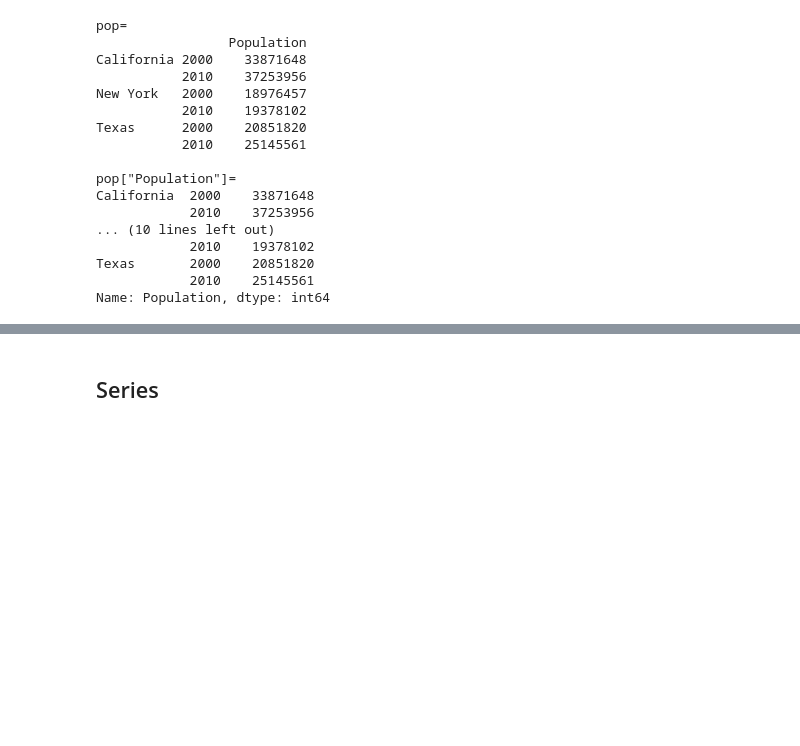
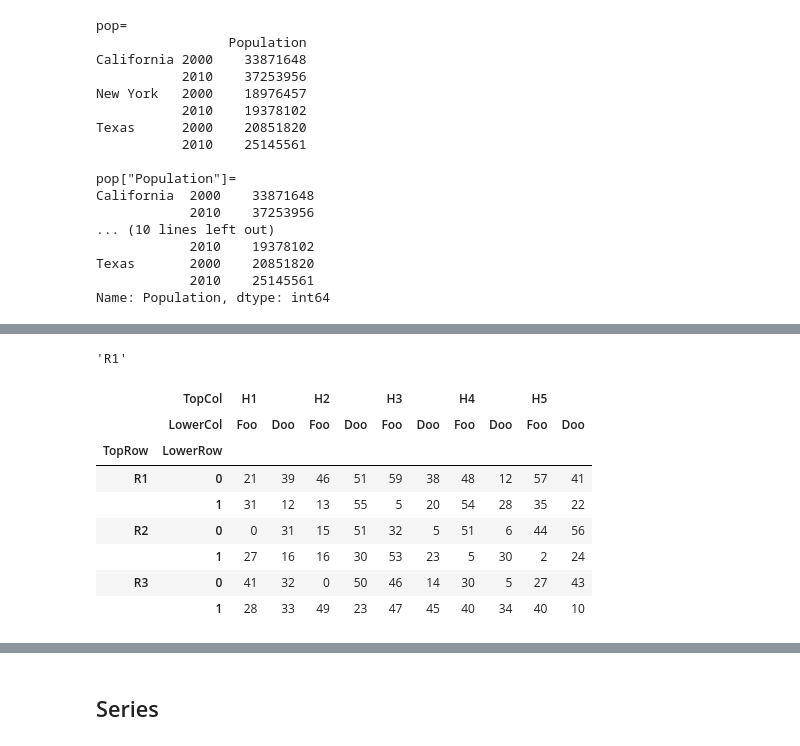
Before and after one commit to pvaddina/python-reference, a Jupyter notebook: pandas.ipynb, the cells around one changed output, grey strips where cells are left out. Saved outputs shown, nothing was run; the diff lists cells and outputs as text; code cells hidden in the pictures; blank space fills up the shorter version.

```diff
--- a/pandas.ipynb
+++ b/pandas.ipynb
@@ -260,0 +332,4 @@ df
+# %%
+b = a.reset_index() # Remove the multi-indices and convert them to columns
+print(a); print(b) # Notice that after the reset, the 'TopRow' and 'LowerRow' which were reset
+                   # due to the command have no 'LowerCol' (obviously), as they were not defined.
@@ -260,0 +354,19 @@ df
+# %%
+# b['TopRow']['Foo'] --> This will result in an error. No 'Foo' defined for 'TopRow' after the reset
+b['TopRow'][0]
+# %% [output]
+'R1'
+# %%
+b.set_index(['TopRow', 'LowerRow']) # Setting 'TopRow' and 'LowerRow' as indices again.
+                                    # This should result in the same original array
+# b.set_index(['H1', 'H2']) --> Will result in an error (Most likely because they have lower indices 'Foo' and 'Doo')
+# %% [output]
+|  | TopCol | H1 |  | H2 |  | H3 |  | H4 |  | H5 |  |
+|  | LowerCol | Foo | Doo | Foo | Doo | Foo | Doo | Foo | Doo | Foo | Doo |
+| TopRow | LowerRow |  |  |  |  |  |  |  |  |  |  |
+| R1 | 0 | 21 | 39 | 46 | 51 | 59 | 38 | 48 | 12 | 57 | 41 |
+|  | 1 | 31 | 12 | 13 | 55 | 5 | 20 | 54 | 28 | 35 | 22 |
+| R2 | 0 | 0 | 31 | 15 | 51 | 32 | 5 | 51 | 6 | 44 | 56 |
+|  | 1 | 27 | 16 | 16 | 30 | 53 | 23 | 5 | 30 | 2 | 24 |
+| R3 | 0 | 41 | 32 | 0 | 50 | 46 | 14 | 30 | 5 | 27 | 43 |
+|  | 1 | 28 | 33 | 49 | 23 | 47 | 45 | 40 | 34 | 40 | 10 |
```
Also changed, not shown: parts of 24 cells of this notebook.
